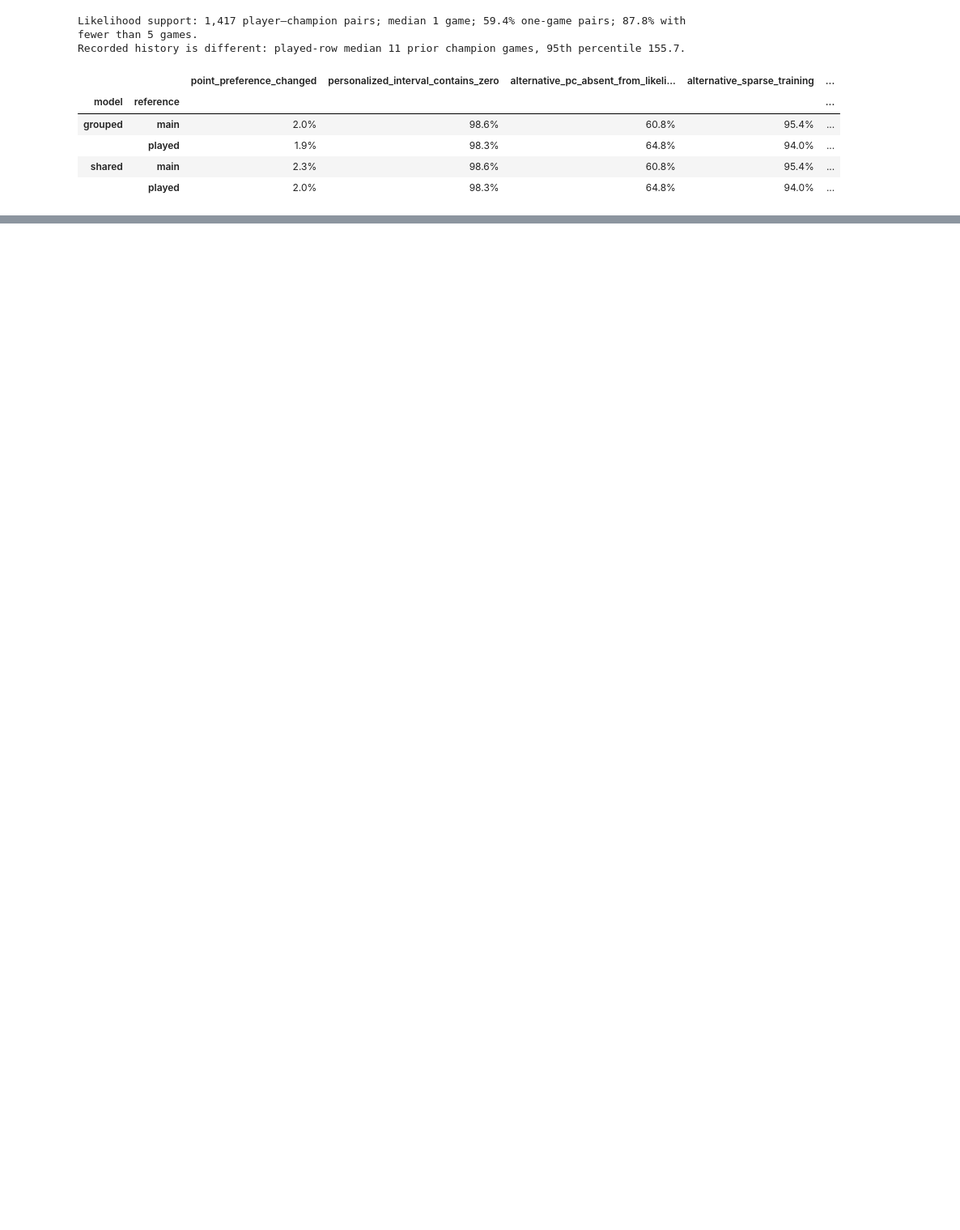
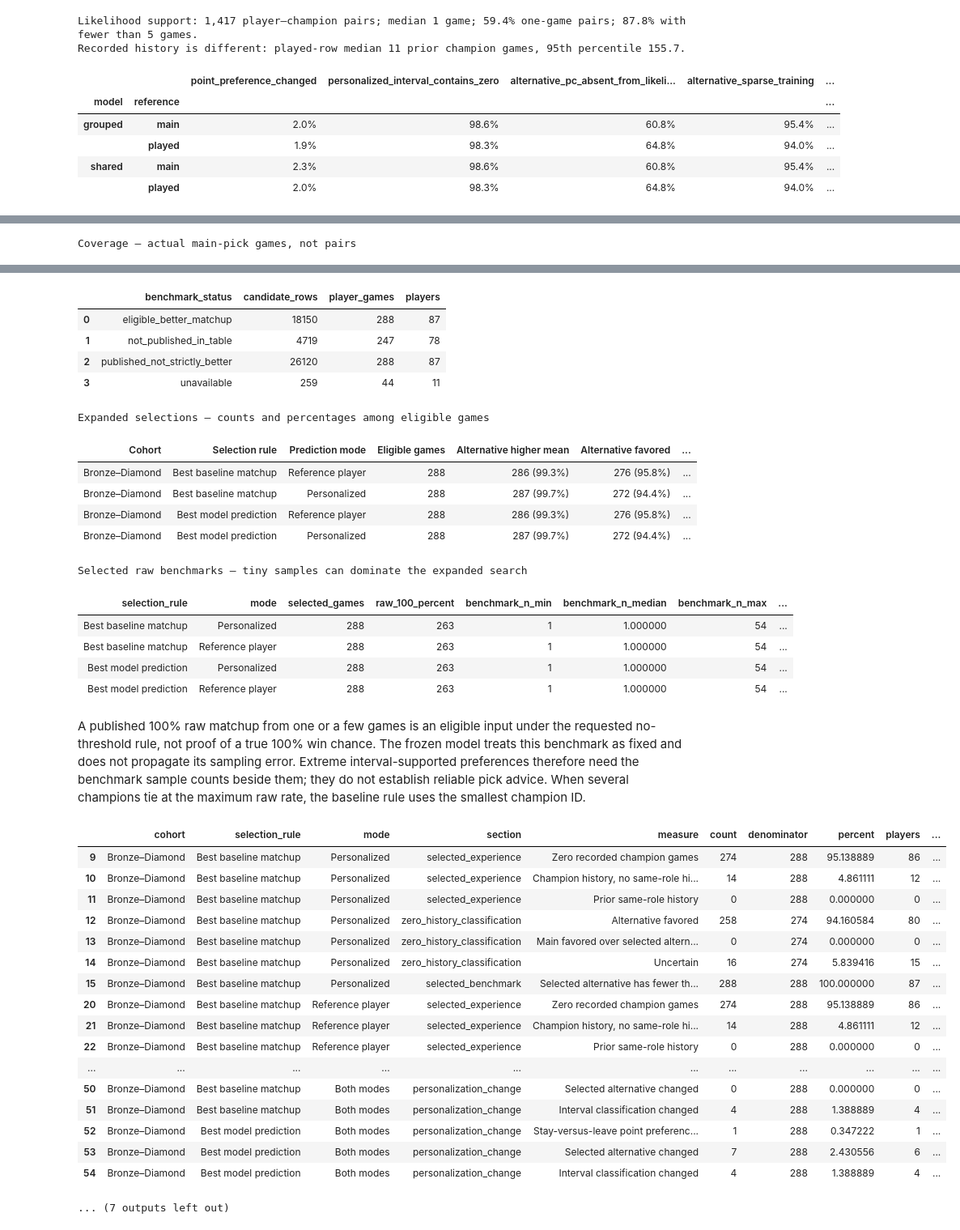
Before and after one commit to minhhohoang/riot-game-prediction, a Jupyter notebook: hlr_model/broad_rank_modeling.ipynb, the cells around one changed output, grey strips where cells are left out. Shown at 81% size. Drawn from its saved outputs; the diff is of its cells as text; code cells hidden in the pictures; blank space fills up the shorter version.

Commit message:
final push for v2 of otp project

```diff
--- a/hlr_model/broad_rank_modeling.ipynb
+++ b/hlr_model/broad_rank_modeling.ipynb
@@ -674,0 +838,9 @@ A player's common intercept cancels in a same-player **logit difference**, so it
+# %%
+from pathlib import Path
+import sys
+_expanded_start=Path.cwd().resolve()
+_expanded_project=next(p for p in [_expanded_start,*_expanded_start.parents] if (p/'hlr_model/expanded_main_pick_report.py').is_file())
+if str(_expanded_project) not in sys.path:sys.path.insert(0,str(_expanded_project))
+from hlr_model import expanded_main_pick_report as expanded_report
+EXPANDED_REPORT_PATH=expanded_report.display_report(_expanded_project,'Bronze–Diamond')
+# %% [output]
@@ -674,0 +850 @@ A player's common intercept cancels in a same-player **logit difference**, so it
+Coverage — actual main-pick games, not pairs
@@ -674,0 +857,36 @@ A player's common intercept cancels in a same-player **logit difference**, so it
+|  | benchmark_status | candidate_rows | player_games | players |
+| 0 | eligible_better_matchup | 18150 | 288 | 87 |
+| 1 | not_published_in_table | 4719 | 247 | 78 |
+| 2 | published_not_strictly_better | 26120 | 288 | 87 |
+| 3 | unavailable | 259 | 44 | 11 |
+Expanded selections — counts and percentages among eligible games
+| Cohort | Selection rule | Prediction mode | Eligible games | Alternative higher mean | Alternative favored | ... |
+| Bronze–Diamond | Best baseline matchup | Reference player | 288 | 286 (99.3%) | 276 (95.8%) | ... |
+| Bronze–Diamond | Best baseline matchup | Personalized | 288 | 287 (99.7%) | 272 (94.4%) | ... |
+| Bronze–Diamond | Best model prediction | Reference player | 288 | 286 (99.3%) | 276 (95.8%) | ... |
+| Bronze–Diamond | Best model prediction | Personalized | 288 | 287 (99.7%) | 272 (94.4%) | ... |
+Selected raw benchmarks — tiny samples can dominate the expanded search
+| selection_rule | mode | selected_games | raw_100_percent | benchmark_n_min | benchmark_n_median | benchmark_n_max | ... |
+| Best baseline matchup | Personalized | 288 | 263 | 1 | 1.000000 | 54 | ... |
+| Best baseline matchup | Reference player | 288 | 263 | 1 | 1.000000 | 54 | ... |
+| Best model prediction | Personalized | 288 | 263 | 1 | 1.000000 | 54 | ... |
+| Best model prediction | Reference player | 288 | 263 | 1 | 1.000000 | 54 | ... |
+A published 100% raw matchup from one or a few games is an eligible input under the requested no-threshold rule, not proof of a true 100% win chance. The frozen model treats this benchmark as fixed and does not propagate its sampling error. Extreme interval-supported preferences therefore need the benchmark sample counts beside them; they do not establish reliable pick advice. When several champions tie at the maximum raw rate, the baseline rule uses the smallest champion ID.
+|  | cohort | selection_rule | mode | section | measure | count | denominator | percent | players | ... |
+| 9 | Bronze–Diamond | Best baseline matchup | Personalized | selected_experience | Zero recorded champion games | 274 | 288 | 95.138889 | 86 | ... |
+| 10 | Bronze–Diamond | Best baseline matchup | Personalized | selected_experience | Champion history, no same-role hi... | 14 | 288 | 4.861111 | 12 | ... |
+| 11 | Bronze–Diamond | Best baseline matchup | Personalized | selected_experience | Prior same-role history | 0 | 288 | 0.000000 | 0 | ... |
+| 12 | Bronze–Diamond | Best baseline matchup | Personalized | zero_history_classification | Alternative favored | 258 | 274 | 94.160584 | 80 | ... |
+| 13 | Bronze–Diamond | Best baseline matchup | Personalized | zero_history_classification | Main favored over selected altern... | 0 | 274 | 0.000000 | 0 | ... |
+| 14 | Bronze–Diamond | Best baseline matchup | Personalized | zero_history_classification | Uncertain | 16 | 274 | 5.839416 | 15 | ... |
+| 15 | Bronze–Diamond | Best baseline matchup | Personalized | selected_benchmark | Selected alternative has fewer th... | 288 | 288 | 100.000000 | 87 | ... |
+| 20 | Bronze–Diamond | Best baseline matchup | Reference player | selected_experience | Zero recorded champion games | 274 | 288 | 95.138889 | 86 | ... |
+| 21 | Bronze–Diamond | Best baseline matchup | Reference player | selected_experience | Champion history, no same-role hi... | 14 | 288 | 4.861111 | 12 | ... |
+| 22 | Bronze–Diamond | Best baseline matchup | Reference player | selected_experience | Prior same-role history | 0 | 288 | 0.000000 | 0 | ... |
+| ... | ... | ... | ... | ... | ... | ... | ... | ... | ... | ... |
+| 50 | Bronze–Diamond | Best baseline matchup | Both modes | personalization_change | Selected alternative changed | 0 | 288 | 0.000000 | 0 | ... |
+| 51 | Bronze–Diamond | Best baseline matchup | Both modes | personalization_change | Interval classification changed | 4 | 288 | 1.388889 | 4 | ... |
+| 52 | Bronze–Diamond | Best model prediction | Both modes | personalization_change | Stay-versus-leave point preferenc... | 1 | 288 | 0.347222 | 1 | ... |
+| 53 | Bronze–Diamond | Best model prediction | Both modes | personalization_change | Selected alternative changed | 7 | 288 | 2.430556 | 6 | ... |
+| 54 | Bronze–Diamond | Best model prediction | Both modes | personalization_change | Interval classification changed | 4 | 288 | 1.388889 | 4 | ... |
+... (7 outputs left out)
```
Also changed, not shown: parts of 14 cells of this notebook, 11 other files.
